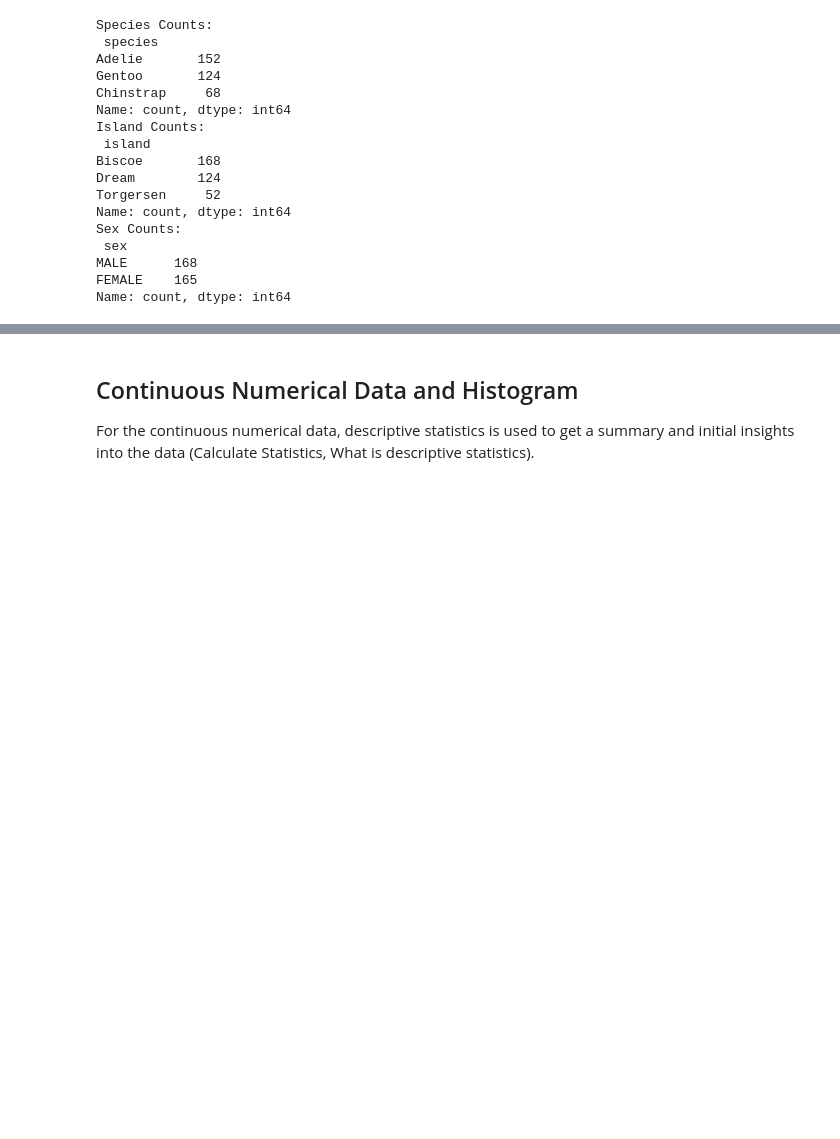
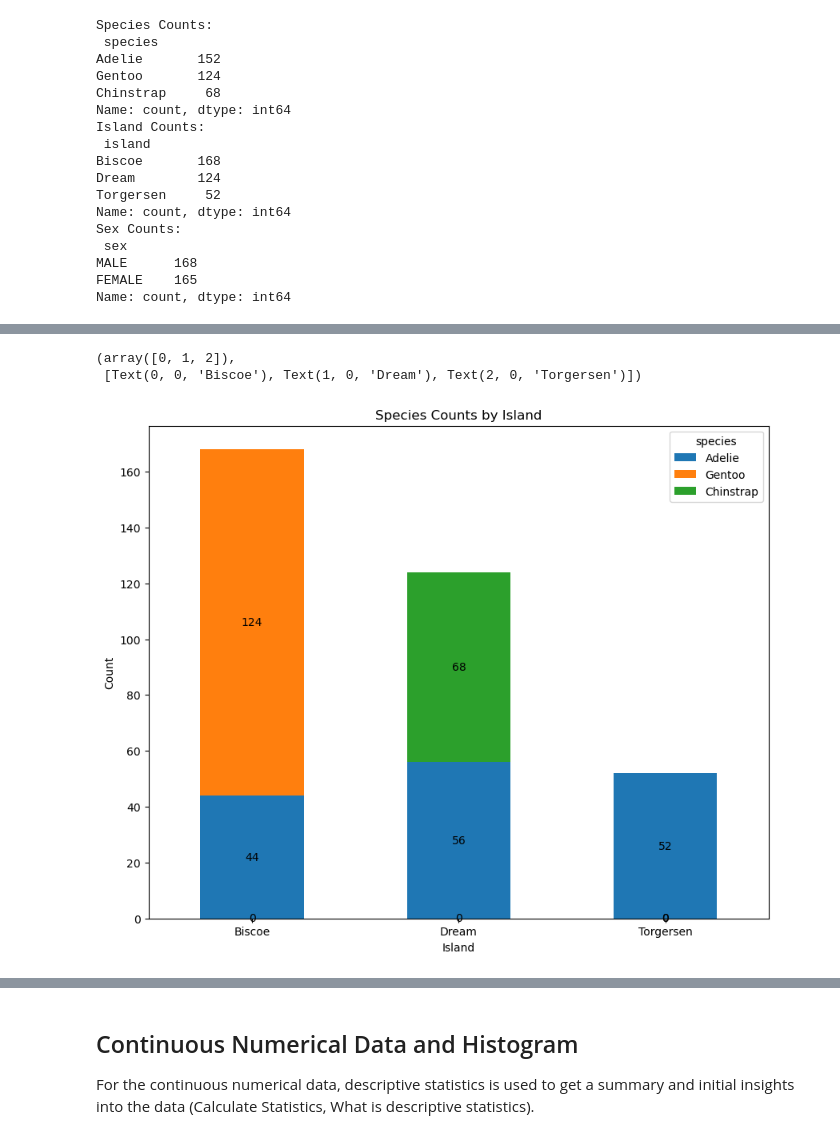
Before and after one commit to filipekojak88/myprojectPDA, a Jupyter notebook: penguins.ipynb, the cells around one changed output, grey strips where cells are left out. Saved outputs shown, nothing was run; the diff lists cells and outputs as text; code cells hidden in the pictures; blank space fills up the shorter version.

Commit message:
Completed section Categorical Data and Bar Chart Added references to README file

```diff
--- a/penguins.ipynb
+++ b/penguins.ipynb
@@ -228,0 +174,7 @@ From this chart some conclusions can be drawn:
+# %%
+# Group by island and species, then count the occurrences
+species_counts = df.groupby(['island', 'species']).size()
+
+# Print the species counts for each island
+print("Species Counts:")
+print(species_counts)
@@ -228,0 +199,29 @@ From this chart some conclusions can be drawn:
+# %%
+# Pivot the DataFrame to have islands as columns and species as rows
+pivot_species_counts = species_counts.pivot(index='island', columns='species', values=0)
+
+# Sort the species by count in descending order
+sorted_species = pivot_species_counts.sum(axis=0).sort_values(ascending=False).index
+
+# Reorder the DataFrame based on sorted species
+pivot_species_counts = pivot_species_counts[sorted_species]
+
+# Plot the stacked bar chart
+ax = pivot_species_counts.plot(kind='bar', stacked=True, figsize=(10, 8))
+
+# Add value labels within each bar
+for container in ax.containers:
+    ax.bar_label(container, label_type='center')
+
+# Add titles and labels
+plt.title('Species Counts by Island')
+plt.xlabel('Island')
+plt.ylabel('Count')
+
+
+# Rotate the x-axis labels
+plt.xticks(rotation=0)
+# %% [output]
+(array([0, 1, 2]),
+ [Text(0, 0, 'Biscoe'), Text(1, 0, 'Dream'), Text(2, 0, 'Torgersen')])
+[figure, added]
```
Also changed, not shown: parts of 12 cells of this notebook, 2 other files.
